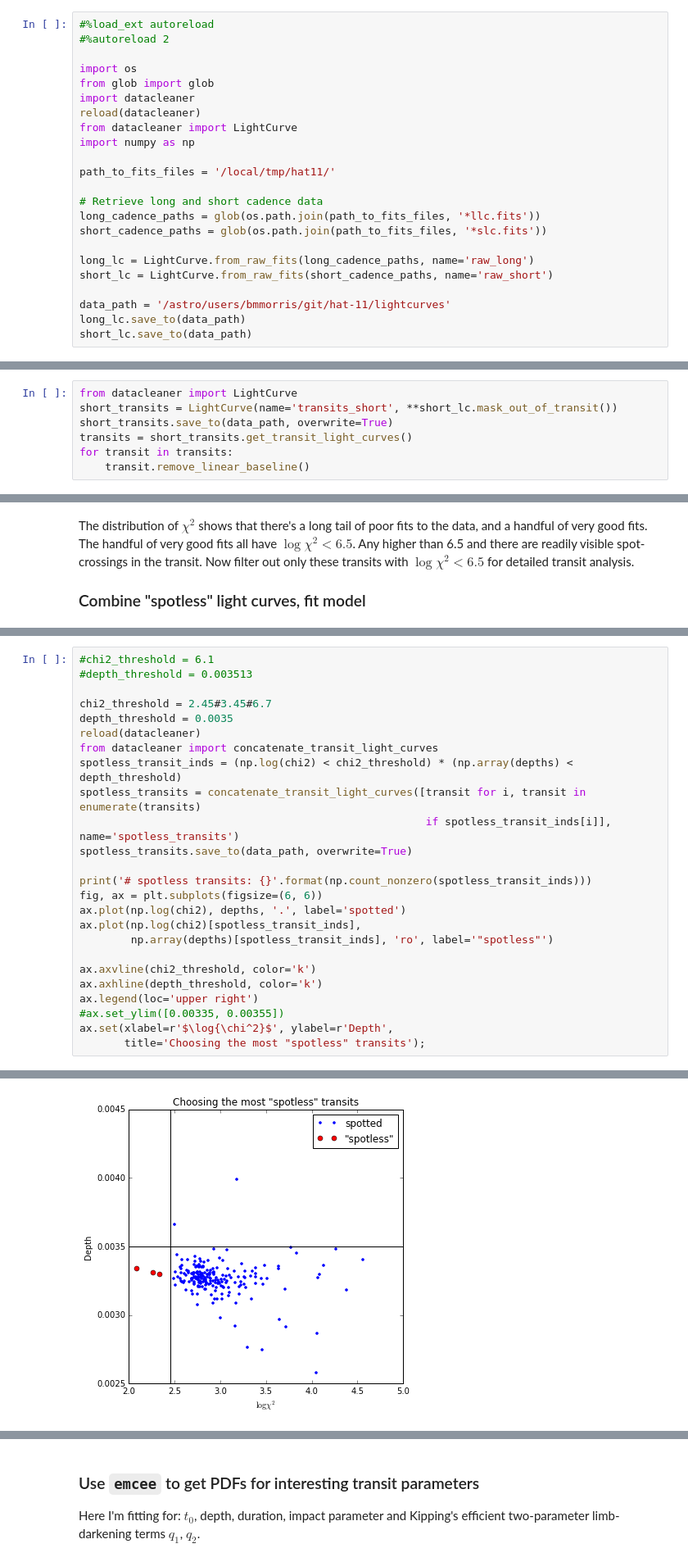
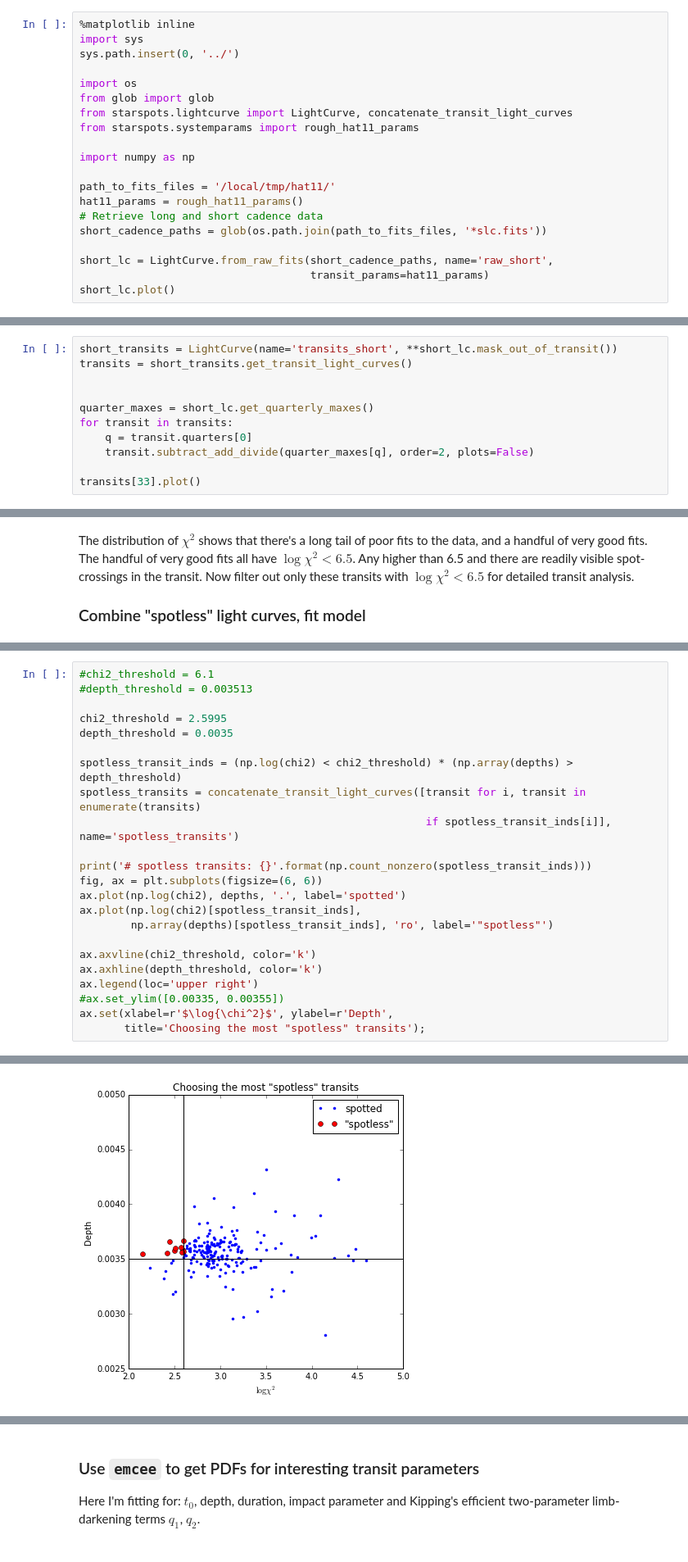
Before and after one commit to bmorris3/starspots, a Jupyter notebook: hat11/fit_transit_shallow.ipynb, the cells around one changed output, grey strips where cells are left out. Shown at 82% size. Drawn from its saved outputs; the diff is of its cells as text.

```diff
--- a/hat11/fit_transit_shallow.ipynb
+++ b/hat11/fit_transit_shallow.ipynb
@@ -17,23 +8,20 @@ Save copies to `raw_long`, `raw_short` directories.
 # %%
-#%load_ext autoreload
-#%autoreload 2
+%matplotlib inline
+import sys
+sys.path.insert(0, '../')
 
 import os
 from glob import glob
-import datacleaner
-reload(datacleaner)
-from datacleaner import LightCurve
+from starspots.lightcurve import LightCurve, concatenate_transit_light_curves
+from starspots.systemparams import rough_hat11_params
+
 import numpy as np
 
 path_to_fits_files = '/local/tmp/hat11/'
-
+hat11_params = rough_hat11_params()
 # Retrieve long and short cadence data
-long_cadence_paths = glob(os.path.join(path_to_fits_files, '*llc.fits'))
 short_cadence_paths = glob(os.path.join(path_to_fits_files, '*slc.fits'))
 
-long_lc = LightCurve.from_raw_fits(long_cadence_paths, name='raw_long')
-short_lc = LightCurve.from_raw_fits(short_cadence_paths, name='raw_short')
-
-data_path = '/astro/users/bmmorris/git/hat-11/lightcurves'
-long_lc.save_to(data_path)
-short_lc.save_to(data_path)
+short_lc = LightCurve.from_raw_fits(short_cadence_paths, name='raw_short',
+                                    transit_params=hat11_params)
+short_lc.plot()
@@ -71,7 +30,11 @@ Then fit the out-of-transit portions of each transti for a linear baseline trend
 # %%
-from datacleaner import LightCurve
 short_transits = LightCurve(name='transits_short', **short_lc.mask_out_of_transit())
-short_transits.save_to(data_path, overwrite=True)
 transits = short_transits.get_transit_light_curves()
+
+
+quarter_maxes = short_lc.get_quarterly_maxes()
 for transit in transits:
-    transit.remove_linear_baseline()
+    q = transit.quarters[0]
+    transit.subtract_add_divide(quarter_maxes[q], order=2, plots=False)
+
+transits[33].plot()
@@ -123,14 +69,12 @@ transits[10].plot()
 #chi2_threshold = 6.1
 #depth_threshold = 0.003513
 
-chi2_threshold = 2.45#3.45#6.7
+chi2_threshold = 2.5995
 depth_threshold = 0.0035
-reload(datacleaner)
-from datacleaner import concatenate_transit_light_curves
-spotless_transit_inds = (np.log(chi2) < chi2_threshold) * (np.array(depths) < depth_threshold)
+
+spotless_transit_inds = (np.log(chi2) < chi2_threshold) * (np.array(depths) > depth_threshold)
 spotless_transits = concatenate_transit_light_curves([transit for i, transit in enumerate(transits)
                                                       if spotless_transit_inds[i]], name='spotless_transits')
-spotless_transits.save_to(data_path, overwrite=True)
 
 print('# spotless transits: {}'.format(np.count_nonzero(spotless_transit_inds)))
 fig, ax = plt.subplots(figsize=(6, 6))
@@ -149,4 +93,4 @@ ax.set(xlabel=r'$\log{\chi^2}$', ylabel=r'Depth',
-[figure, old version]
+[figure, new version]
 # %%
 leastsq_fit_params, chi2_spotless = spotless_transits.fiducial_transit_fit(plots=True)
 # %% [output]
```
Also changed, not shown: parts of 40 cells of this notebook, 4 other files.
